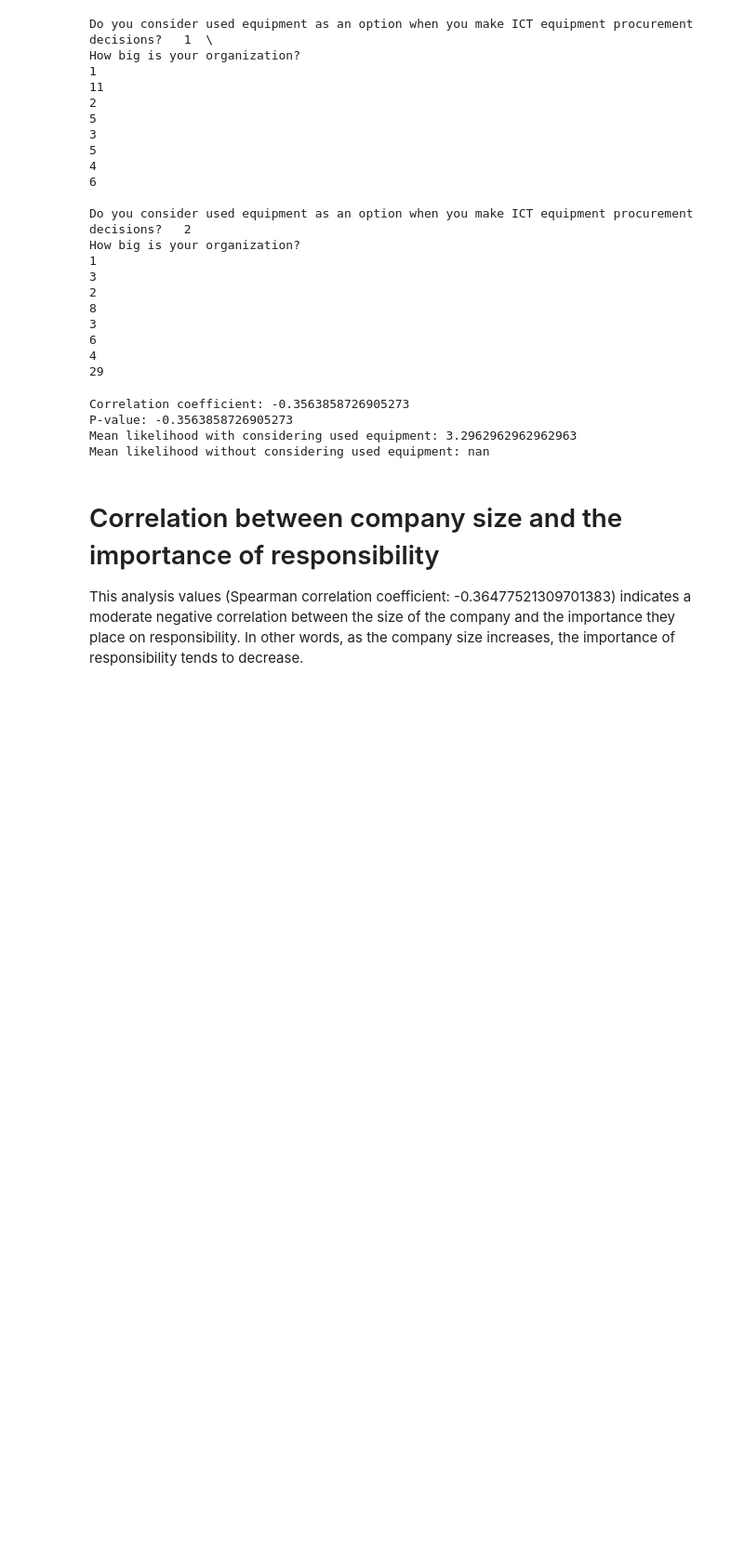
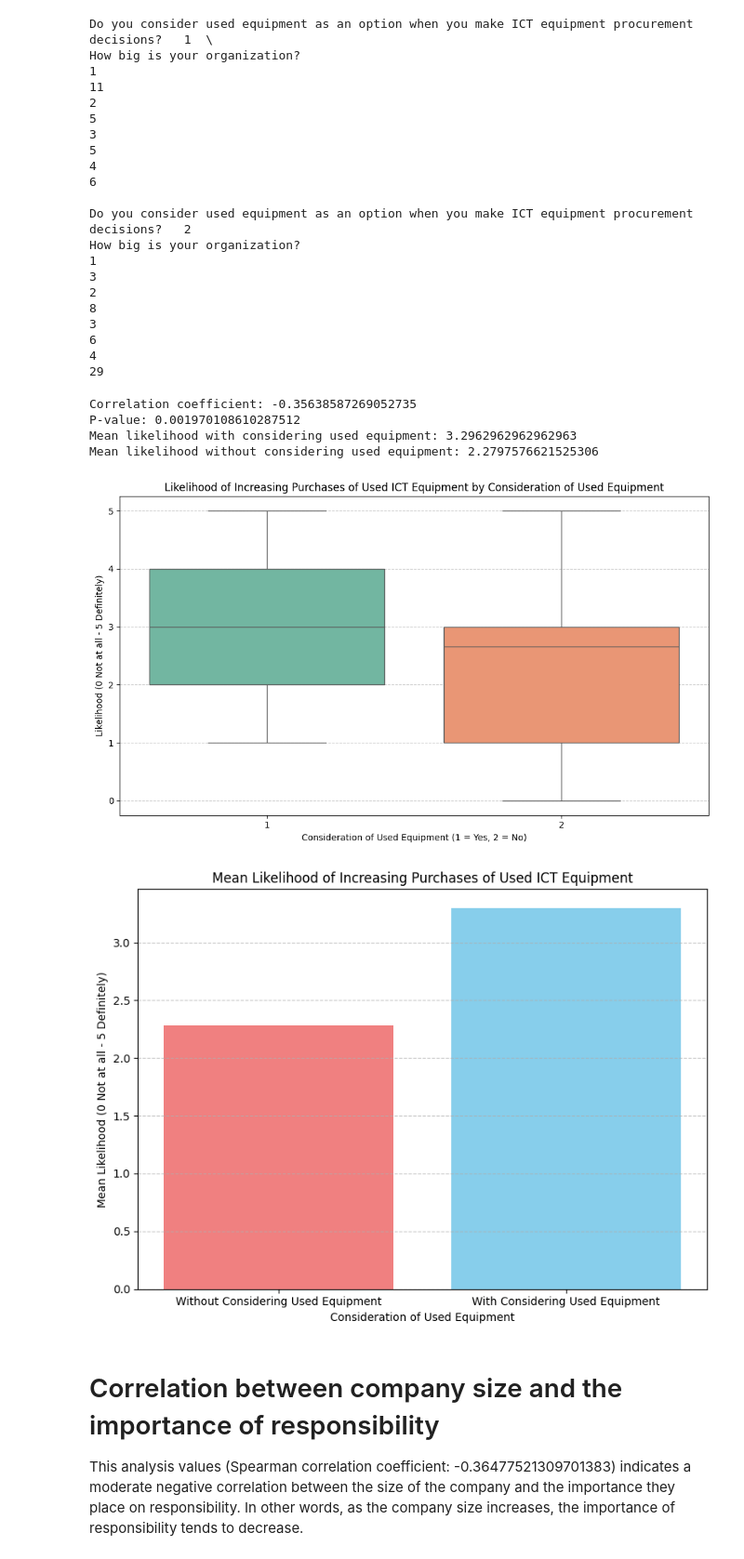
Before and after one commit to ProArif/Thesis, a Jupyter notebook: SurveyAnalysis.ipynb, the cells around one changed output. Shown at 93% size. Cells and saved outputs as stored; diff of their text form; code cells hidden in the pictures; blank space fills up the shorter version.

```diff
--- a/SurveyAnalysis.ipynb
+++ b/SurveyAnalysis.ipynb
@@ -299,32 +301,54 @@ How big is your organization?
 3                                                                                                6
 4                                                                                               29
 # %%
-from scipy.stats import pearsonr
+import scipy.stats as stats
 
 
 # Columns of interest
 likelihood_col = 'How likely do you see purchases of used ICT equipment to increase in the future in your organization? (0 Not at all | 5 Definitely)'
 consideration_col = 'Do you consider used equipment as an option when you make ICT equipment procurement decisions?'
 
 # Correlation analysis
-correlation_matrix = data[[consideration_col, likelihood_col]].corr(method='spearman')
-correlation_coefficient = correlation_matrix.iloc[0, 1]
-p_value = correlation_matrix.iloc[0, 1]
+correlation_coefficient, p_value = stats.spearmanr(data[consideration_col], data[likelihood_col])
 
 # Mean likelihood calculation
 mean_likelihood_with_consideration = np.mean(data[data[consideration_col] == 1][likelihood_col])
-mean_likelihood_without_consideration = np.mean(data[data[consideration_col] == 0][likelihood_col])
+mean_likelihood_without_consideration = np.mean(data[data[consideration_col] == 2][likelihood_col])
 
 # Print results
 print("Correlation coefficient:", correlation_coefficient)
 print("P-value:", p_value)
 print("Mean likelihood with considering used equipment:", mean_likelihood_with_consideration)
 print("Mean likelihood without considering used equipment:", mean_likelihood_without_consideration)
+
+# Boxplot visualization
+plt.figure(figsize=(10, 6))
+sns.boxplot(x=consideration_col, y=likelihood_col, data=data, hue=consideration_col, legend=False, palette="Set2")
+plt.title('Likelihood of Increasing Purchases of Used ICT Equipment by Consideration of Used Equipment')
+plt.xlabel('Consideration of Used Equipment (1 = Yes, 2 = No)')
+plt.ylabel('Likelihood (0 Not at all - 5 Definitely)')
+plt.grid(axis='y', linestyle='--', alpha=0.7)
+plt.tight_layout()
+plt.show()
+
+# Bar plot of means
+plt.figure(figsize=(8, 6))
+means = [mean_likelihood_without_consideration, mean_likelihood_with_consideration]
+labels = ['Without Considering Used Equipment', 'With Considering Used Equipment']
+plt.bar(labels, means, color=['lightcoral', 'skyblue'])
+plt.title('Mean Likelihood of Increasing Purchases of Used ICT Equipment')
+plt.xlabel('Consideration of Used Equipment')
+plt.ylabel('Mean Likelihood (0 Not at all - 5 Definitely)')
+plt.grid(axis='y', linestyle='--', alpha=0.7)
+plt.tight_layout()
+plt.show()
 # %% [output]
-Correlation coefficient: -0.3563858726905273
-P-value: -0.3563858726905273
+Correlation coefficient: -0.35638587269052735
+P-value: 0.001970108610287512
 Mean likelihood with considering used equipment: 3.2962962962962963
-Mean likelihood without considering used equipment: nan
+Mean likelihood without considering used equipment: 2.2797576621525306
+[figure, added]
+[figure, added]
 # %% [markdown]
 # Correlation between company size and the importance of responsibility
 This analysis values (Spearman correlation coefficient: -0.36477521309701383) indicates a moderate negative correlation between the size of the company and the importance they place on responsibility. In other words, as the company size increases, the importance of responsibility tends to decrease.
```
Also changed, not shown: parts of 9 cells of this notebook.
